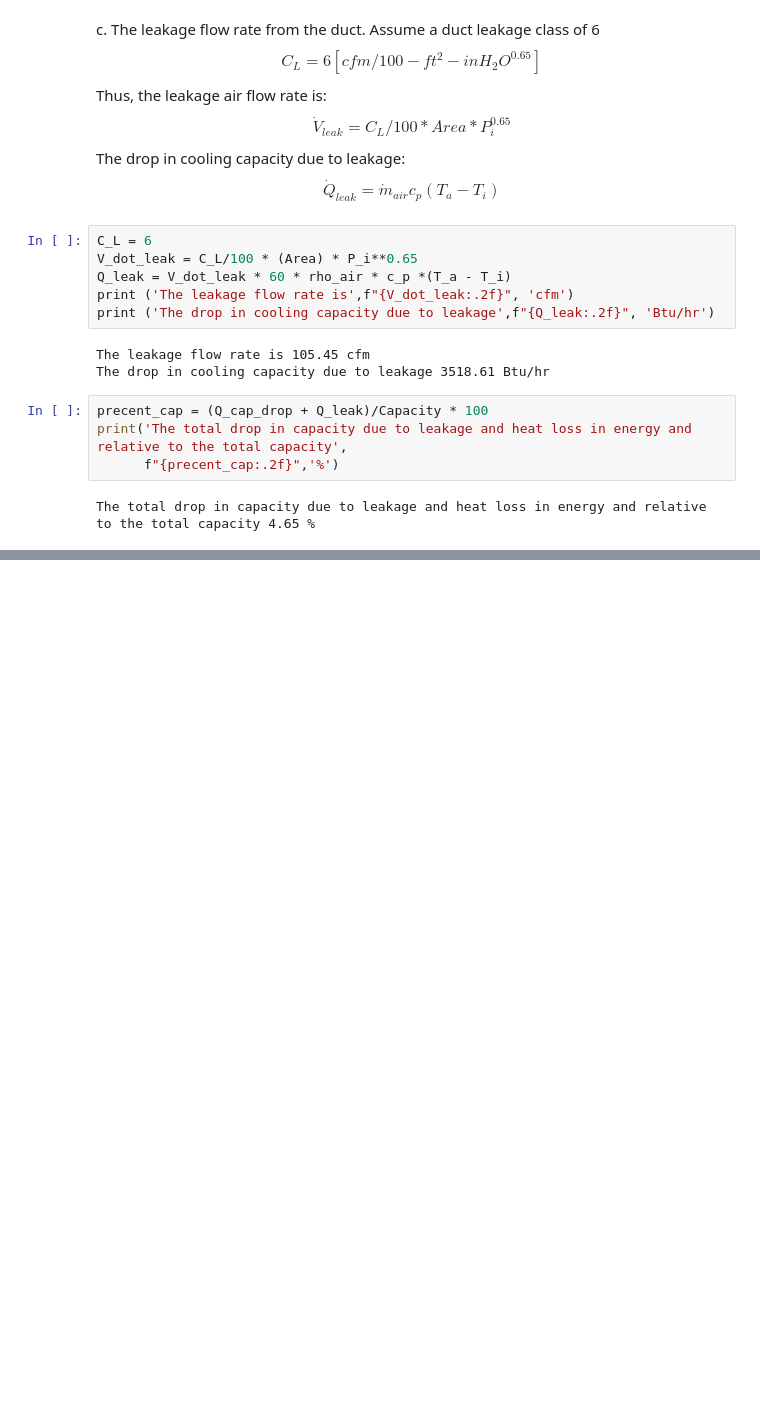
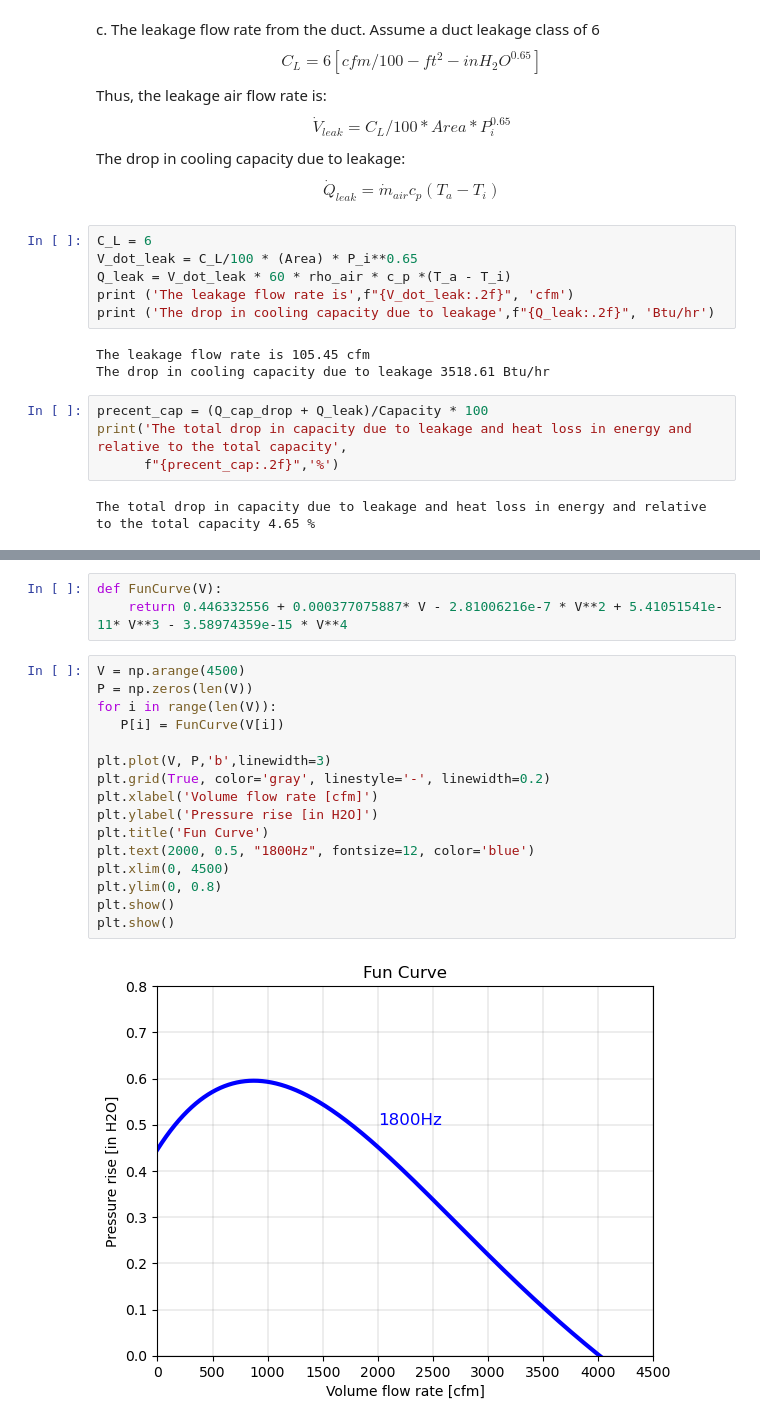
Before and after one commit to JieMa1202/CE414, a Jupyter notebook: Homework/Homework #5 #6.ipynb, the cells around one changed output, grey strips where cells are left out. Saved outputs shown, nothing was run; the diff lists cells and outputs as text; blank space fills up the shorter version.

```diff
--- a/Homework/Homework #5 #6.ipynb
+++ b/Homework/Homework #5 #6.ipynb
@@ -95,0 +103,21 @@ The total drop in capacity due to leakage and heat loss in energy and relative t
+# %%
+def FunCurve(V):
+    return 0.446332556 + 0.000377075887* V - 2.81006216e-7 * V**2 + 5.41051541e-11* V**3 - 3.58974359e-15 * V**4
+# %%
+V = np.arange(4500)
+P = np.zeros(len(V))
+for i in range(len(V)):
+   P[i] = FunCurve(V[i])
+
+plt.plot(V, P,'b',linewidth=3)
+plt.grid(True, color='gray', linestyle='-', linewidth=0.2)
+plt.xlabel('Volume flow rate [cfm]')
+plt.ylabel('Pressure rise [in H2O]')
+plt.title('Fun Curve')
+plt.text(2000, 0.5, "1800Hz", fontsize=12, color='blue')
+plt.xlim(0, 4500)
+plt.ylim(0, 0.8)
+plt.show()
+plt.show()
+# %% [output]
+[figure, added]
```
Also changed, not shown: parts of 8 cells of this notebook.
